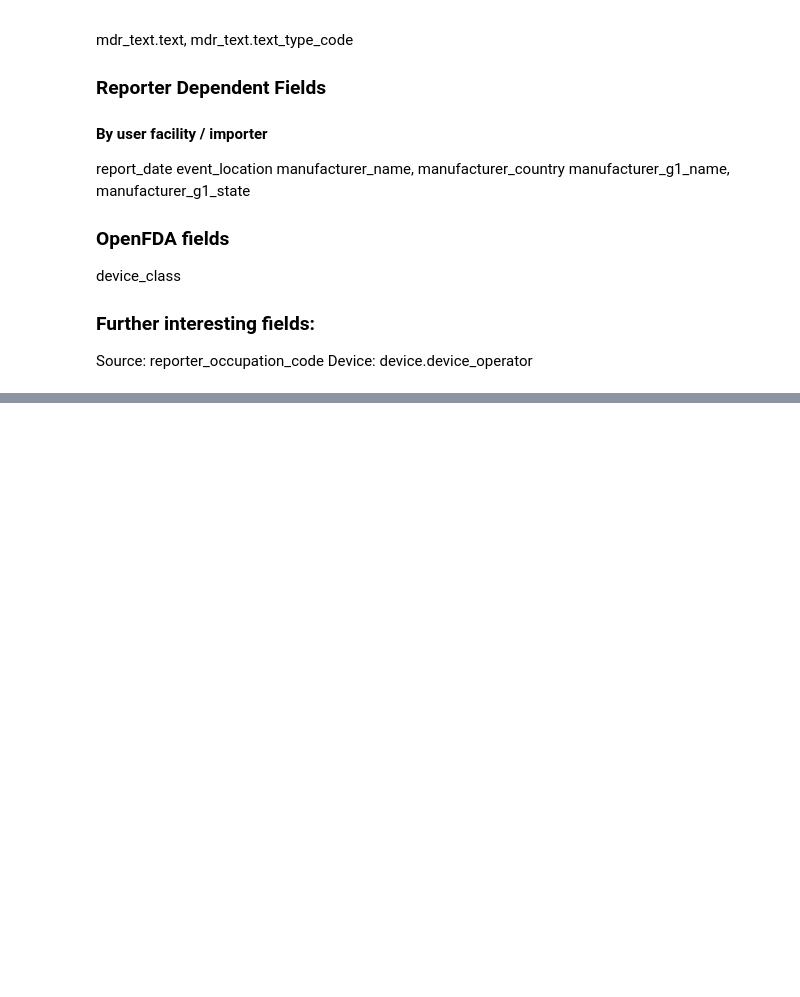
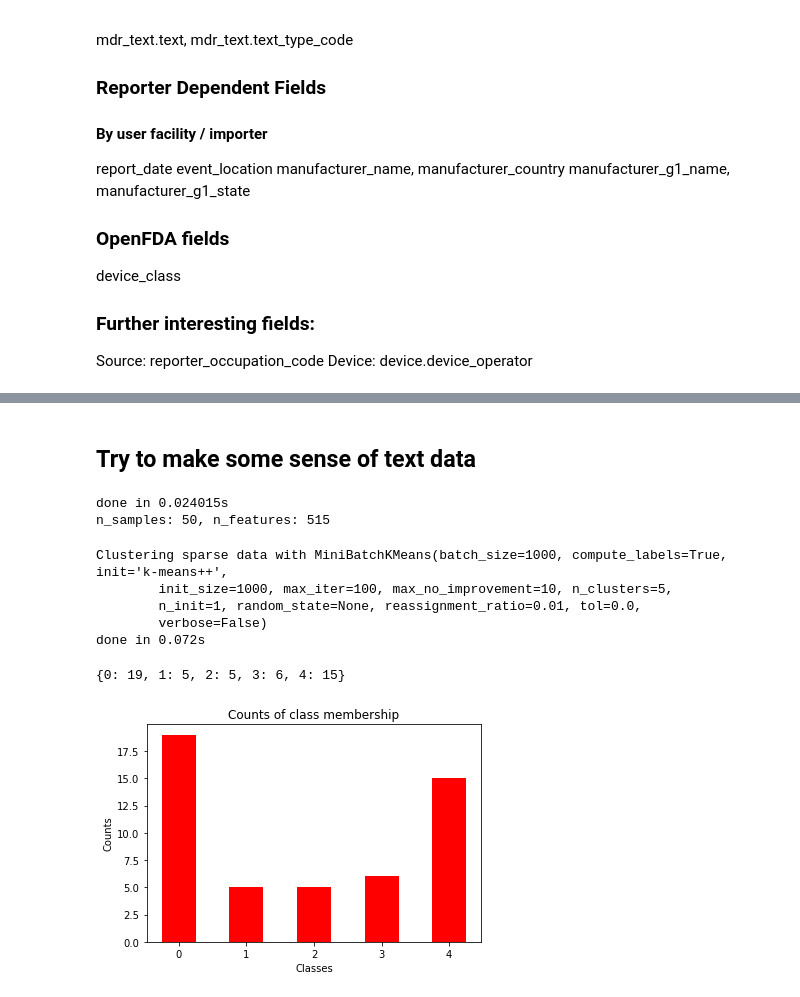
Before and after one commit to martinholub/openFDA-DeviceEvent, a Jupyter notebook: fdaDevice.ipynb, the cells around one changed output, grey strips where cells are left out. Cells and saved outputs as stored; diff of their text form; code cells hidden in the pictures; blank space fills up the shorter version.

Commit message:
Starting clustering

```diff
--- a/fdaDevice.ipynb
+++ b/fdaDevice.ipynb
@@ -250,0 +310,10 @@ Later we may want to adress the issue of multiple columns and rather random numb
+# %% [markdown]
+## Try to make some sense of text data
+# %%
+# estabilish variables
+lsa = 4
+n_features = 10000
+k = 5
+
+# pull out relevant subset
+df_text = df[df.columns[df.columns.to_series().str.contains('^text_[0-9]$')]]
@@ -250,0 +331,50 @@ Later we may want to adress the issue of multiple columns and rather random numb
+# %%
+# Do Tfidf vectorization
+t0 = time()
+vectorizer = TfidfVectorizer(max_df=0.5, max_features=n_features,
+                                 min_df=2, stop_words='english',
+                                 use_idf=True)
+X = vectorizer.fit_transform(text_np_cat)
+
+print("done in %fs" % (time() - t0))
+print("n_samples: %d, n_features: %d" % X.shape)
+print()
+# %% [output]
+done in 0.024015s
+n_samples: 50, n_features: 515
+# %%
+#clustering
+km = MiniBatchKMeans(n_clusters=k, init='k-means++', n_init=1,
+                         init_size=1000, batch_size=1000, verbose=False)
+print("Clustering sparse data with %s" % km)
+t0 = time()
+km.fit(X)
+print("done in %0.3fs" % (time() - t0))
+# %% [output]
+Clustering sparse data with MiniBatchKMeans(batch_size=1000, compute_labels=True, init='k-means++',
+        init_size=1000, max_iter=100, max_no_improvement=10, n_clusters=5,
+        n_init=1, random_state=None, reassignment_ratio=0.01, tol=0.0,
+        verbose=False)
+done in 0.072s
+# %%
+# See the cluster assignements
+uniqs, uniq_counts = np.unique(km.labels_, return_counts = True)
+dict(zip(uniqs,uniq_counts))
+# %% [output]
+{0: 19, 1: 5, 2: 5, 3: 6, 4: 15}
+# %%
+import matplotlib.pyplot as plt
+%matplotlib inline
+width = 0.5       # the width of the bars
+
+fig, ax = plt.subplots()
+rects1 = ax.bar(uniqs, uniq_counts, width, color='r')
+
+# add some text for labels, title and axes ticks
+ax.set_ylabel('Counts')
+ax.set_xlabel('Classes')
+ax.set_title('Counts of class membership')
+ax.set_xticks(uniqs)
+plt.show()
+# %% [output]
+[figure, added]
```
Also changed, not shown: parts of 26 cells of this notebook, 1 other file.
